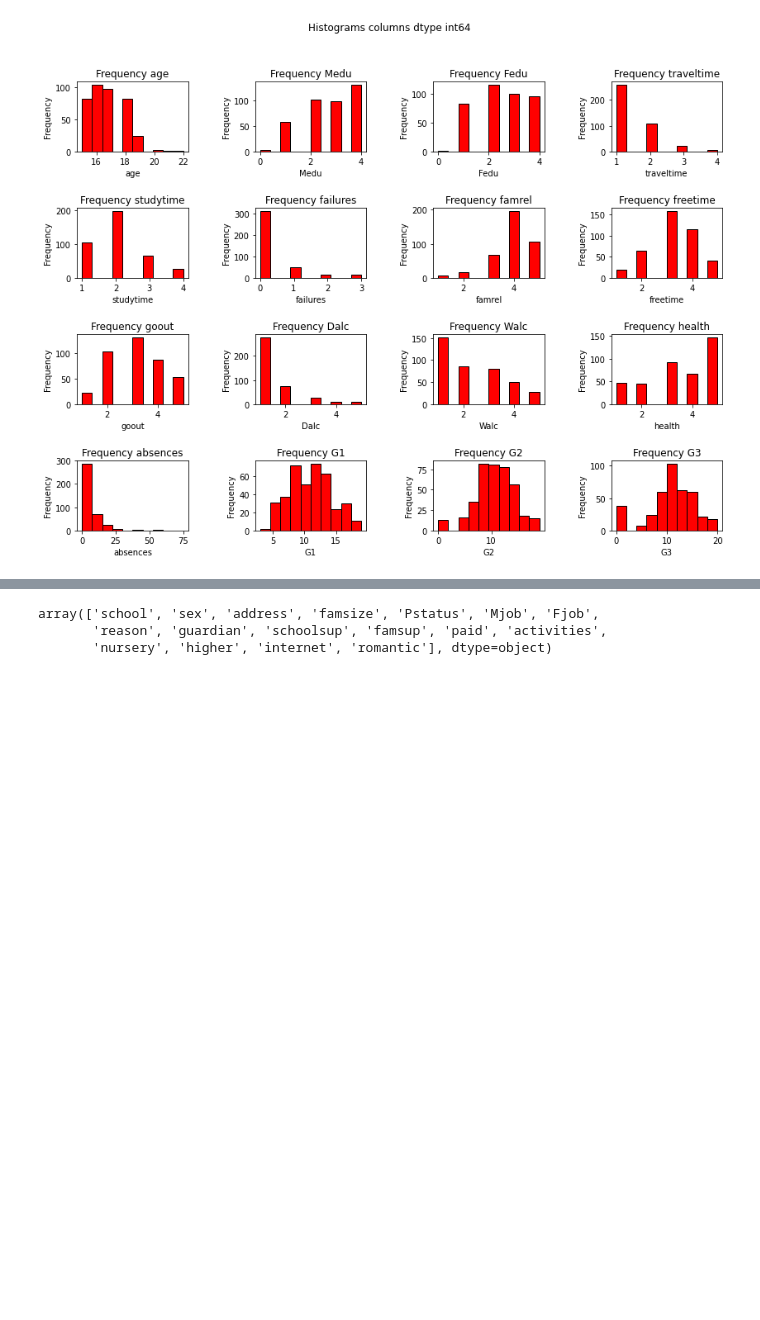
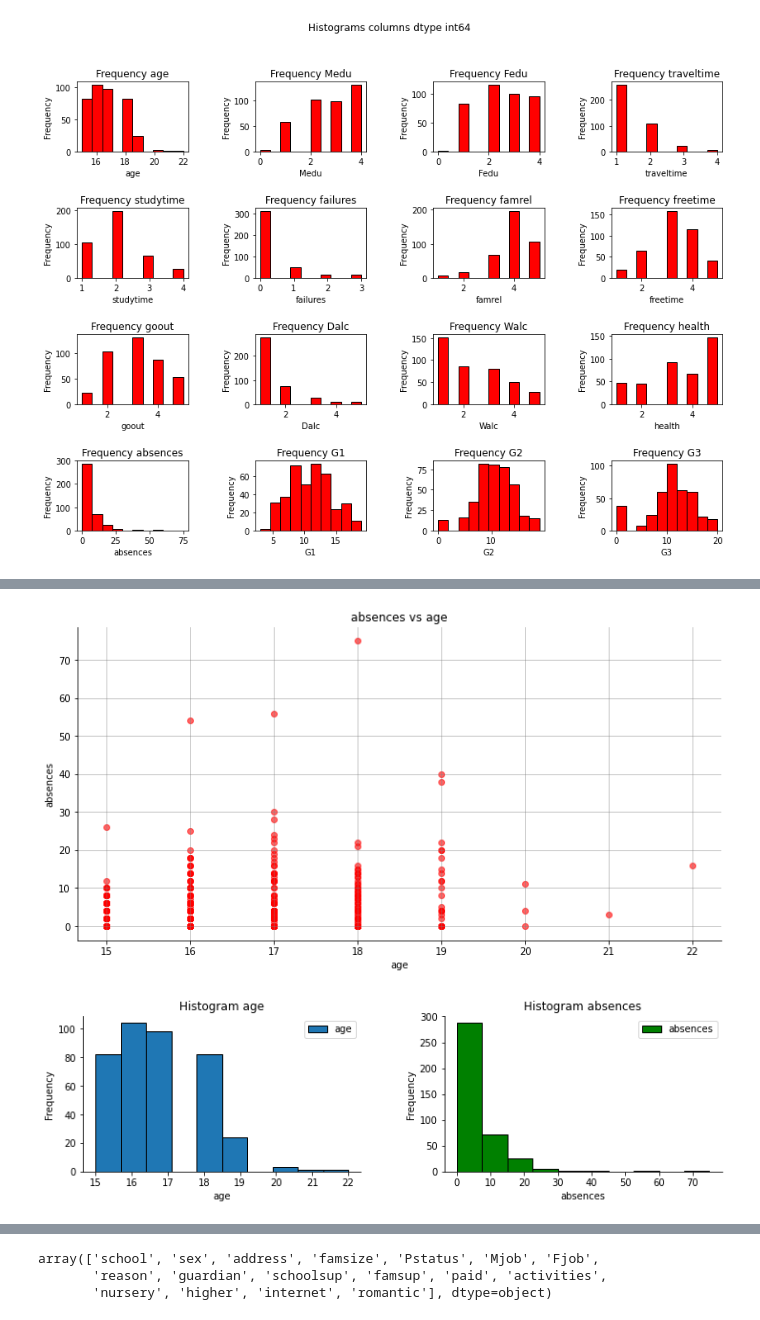
Before and after one commit to RobertGarciadSilva/python-notebooks, a Jupyter notebook: notebooks/StudentPerformanceDataSet/notebookStudentPerformance02.ipynb, the cells around one changed output, grey strips where cells are left out. Cells and saved outputs as stored; diff of their text form; code cells hidden in the pictures; blank space fills up the shorter version.

```diff
--- a/notebooks/StudentPerformanceDataSet/notebookStudentPerformance02.ipynb
+++ b/notebooks/StudentPerformanceDataSet/notebookStudentPerformance02.ipynb
@@ -171,4 +185,51 @@ for m in range(2):
 ... (4 outputs left out)
+# %%
+#Plot (scatter and histogram) to compare, more details about some axis/column
+
+# select here the axis/columns
+axiY = 'absences' # Axi Y
+axiX = 'age' # Axi X
+
+
+
+#----------------------------------- plot
+
+fig, ax1 = plt.subplots(1,1, figsize=(12,6))
+
+#Plot scatter
+ax1.scatter(dataColumns_int64[axiX], dataColumns_int64[axiY], color='r', alpha=0.6)
+ax1.set_title(axiY + ' vs ' + axiX)
+ax1.set_xlabel(axiX)
+ax1.set_ylabel(axiY)
+ax1.spines['top'].set_visible(False)
+ax1.spines['right'].set_visible(False)
+ax1.grid(color='grey', alpha=0.5)
+plt.show()
+
+# Plots histograms
+fig2, (ax21, ax22) = plt.subplots(1,2, figsize=(12,3))
+fig2.subplots_adjust(wspace=0.3)
+
+ax21.hist(dataColumns_int64[axiX], label=axiX, edgecolor='black') #density=True para frequência relativa
+ax21.set_title('Histogram '+axiX)
+ax21.set_xlabel(axiX)
+ax21.set_ylabel('Frequency')
+ax21.spines['top'].set_visible(False)
+ax21.spines['right'].set_visible(False)
+ax21.legend()
+
+ax22.hist(dataColumns_int64[axiY], label=axiY,color='g', edgecolor='black') #density=True para frequência relativa
+ax22.set_title('Histogram '+axiY)
+ax22.set_xlabel(axiY)
+ax22.set_ylabel('Frequency')
+ax22.spines['top'].set_visible(False)
+ax22.spines['right'].set_visible(False)
+ax22.legend()
+
+plt.show()
+# %% [output]
+[figure, added]
+[figure, added]
 # %%
 #selection columns dtype object
 
```
Also changed, not shown: parts of 1 cell of this notebook.
